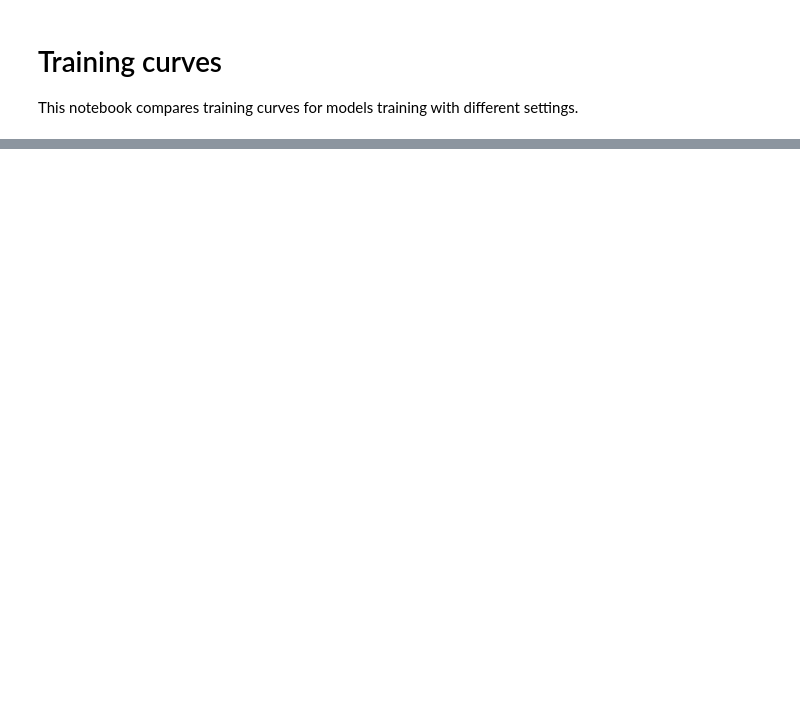
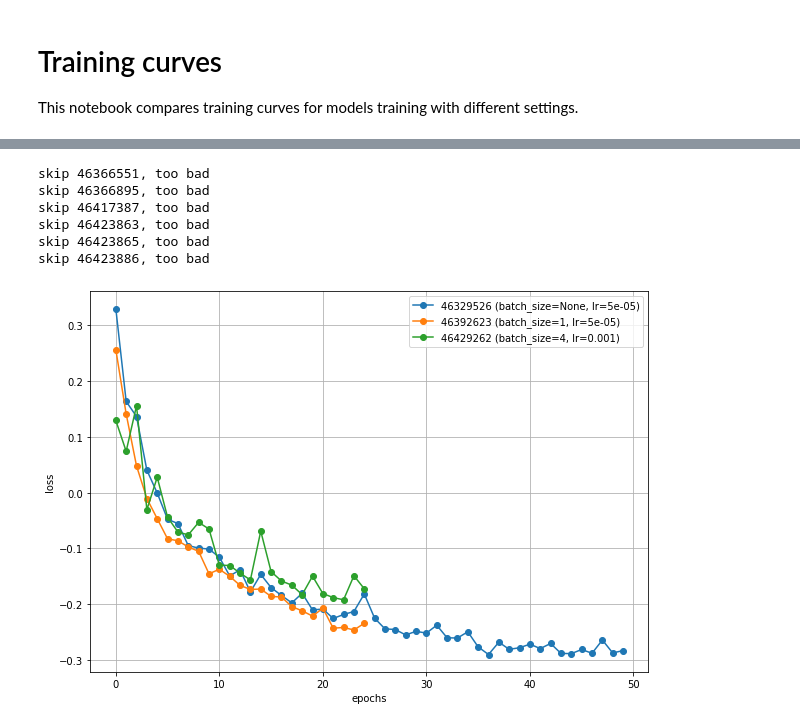
Before and after one commit to oriordanemily/deepsensorNZ, a Jupyter notebook: experiments/deepsensor/maxime_dev_nesi/notebooks/training_curves.ipynb, the cells around one changed output, grey strips where cells are left out. Drawn from its saved outputs; the diff is of its cells as text; code cells hidden in the pictures; blank space fills up the shorter version.

```diff
--- a/experiments/deepsensor/maxime_dev_nesi/notebooks/training_curves.ipynb
+++ b/experiments/deepsensor/maxime_dev_nesi/notebooks/training_curves.ipynb
@@ -35,0 +38,21 @@ _ = ax.set_ylabel("loss")
+# %%
+_, ax = plt.subplots(figsize=(10, 7))
+for jobid, infos in models.items():
+    val_losses = infos["metadata"]["val_losses"]
+    if all(loss > 1 for loss in val_losses):
+        print(f"skip {jobid}, too bad")
+        continue
+    label = f"{jobid} (batch_size={infos['batch_size']}, lr={infos['lr']})"
+    ax.plot(infos["metadata"]["val_losses"], "-o", label=label)
+ax.legend()
+ax.grid()
+ax.set_xlabel("epochs")
+_ = ax.set_ylabel("loss")
+# %% [output]
+skip 46366551, too bad
+skip 46366895, too bad
+skip 46417387, too bad
+skip 46423863, too bad
+skip 46423865, too bad
+skip 46423886, too bad
+[figure, added]
```
Also changed, not shown: parts of 2 cells of this notebook.
